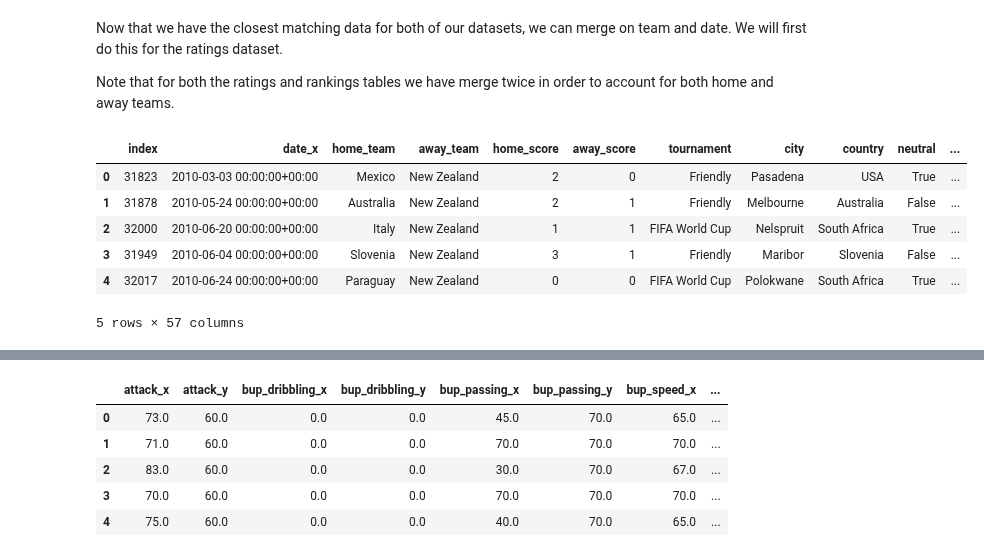
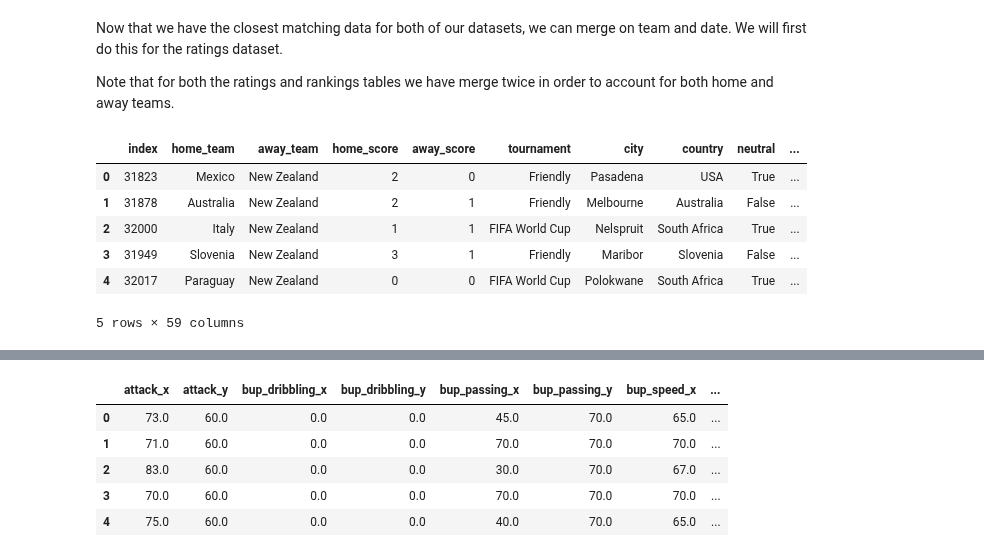
Before and after one commit to AC209aWC2018/World-Cup-2018, a Jupyter notebook: sofifa/sofifa-train-test.ipynb, the cells around one changed output, grey strips where cells are left out. Cells and saved outputs as stored; diff of their text form; code cells hidden in the pictures.

Commit message:
Fixed minor bug in making train and test set regarding getting closest date

```diff
--- a/sofifa/sofifa-train-test.ipynb
+++ b/sofifa/sofifa-train-test.ipynb
@@ -92,8 +98,12 @@ Before we proceed with anything else, let's check that country names are spelled
 # %%
 ratings.replace('Republic of Ireland', 'Ireland', inplace=True)
 ratings.replace('United States', 'USA', inplace=True)
+#We have no political affiliations with this replacement.
 ratings.replace('China PR', 'China', inplace=True)
 ratings.replace("Côte d'Ivoire", 'Ivory Coast', inplace=True)
+fifa_rankings.replace('Republic of Ireland', 'Ireland', inplace=True)
+fifa_rankings.replace('China PR', 'China', inplace = True)
 fifa_rankings.replace("IR Iran", "Iran", inplace = True)
+fifa_rankings.replace("Côte d'Ivoire", 'Ivory Coast', inplace=True)
 # %% [markdown]
 Now we finally have two datasets of teams spelled in the same way.
@@ -100,12 +120,27 @@ Now we finally have two datasets of teams spelled in the same way.
+# %%
+#Find closest date of ratings and rankings for teams in each match
+home_rankings_date = []
+away_rankings_date = []
+for home, away, date in zip(results['home_team'], results['away_team'],
+                                        results['game_date']):
+    home_rankings_date.append(fifa_rankings.loc[(fifa_rankings['rank_date'] < date.to_datetime64())
+                                         & (fifa_rankings['country_full'] == home), 'rank_date'].max())
+    away_rankings_date.append(fifa_rankings.loc[(fifa_rankings['rank_date'] < date.to_datetime64())
+                                         & (fifa_rankings['country_full'] == away), 'rank_date'].max())
+# %%
+results['closest_home_rating_date'] = home_ratings_date
+results['closest_away_rating_date'] = away_ratings_date
+
+results['closest_home_ranking_date'] = home_rankings_date
+results['closest_away_ranking_date'] = away_rankings_date
 # %%
-# find closest date that we have data
-def get_latest_date(match_date, dates):
-    match_date = match_date.to_datetime64()
-    return dates[match_date >  dates].max()
+# # find closest date that we have data
+# def get_latest_date(match_date, dates):
+#     match_date = match_date.to_datetime64()
+#     return dates[match_date >  dates].max()
 
-# results['closest_date'] = results.apply(lambda i: min(dates, key=lambda d: abs(d-i.date)), axis=1)
-results['closest_rating_date'] = results['date'].apply(get_latest_date, dates = dates)
-results['closest_ranking_date'] = results['date'].apply(get_latest_date, dates = fifa_rankings.rank_date)
+# results['closest_rating_date'] = results['game_date'].apply(get_latest_date, dates = dates)
+# results['closest_ranking_date'] = results['game_date'].apply(get_latest_date, dates = fifa_rankings.rank_date)
 # %%
 results.tail()
 # %% [output]
@@ -121,25 +156,26 @@ Now that we have the closest matching data for both of our datasets, we can merg
 Note that for both the ratings and rankings tables we have merge twice in order to account for both home and away teams.
 # %%
 #Reset index to keep track of original index
+results_copy = results.copy()
 results = results.reset_index()
 
 results_ratings1 = results.merge(ratings, how='inner',
-                                left_on=['closest_rating_date', 'home_team'],
-                                right_on=['date', 'team'])
+                                left_on=['closest_home_rating_date', 'home_team'],
+                                right_on=['rate_date', 'team'])
 
 results_ratings2 = results_ratings1.merge(ratings, how='inner',
-                                       left_on=['closest_rating_date', 'away_team'],
-                                       right_on=['date', 'team'])
+                                       left_on=['closest_away_rating_date', 'away_team'],
+                                       right_on=['rate_date', 'team'])
 
 results_ratings2.head()
 # %% [output]
-|  | index | date_x | home_team | away_team | home_score | away_score | tournament | city | country | neutral | ... |
-| 0 | 31823 | 2010-03-03 00:00:00+00:00 | Mexico | New Zealand | 2 | 0 | Friendly | Pasadena | USA | True | ... |
-| 1 | 31878 | 2010-05-24 00:00:00+00:00 | Australia | New Zealand | 2 | 1 | Friendly | Melbourne | Australia | False | ... |
-| 2 | 32000 | 2010-06-20 00:00:00+00:00 | Italy | New Zealand | 1 | 1 | FIFA World Cup | Nelspruit | South Africa | True | ... |
-| 3 | 31949 | 2010-06-04 00:00:00+00:00 | Slovenia | New Zealand | 3 | 1 | Friendly | Maribor | Slovenia | False | ... |
-| 4 | 32017 | 2010-06-24 00:00:00+00:00 | Paraguay | New Zealand | 0 | 0 | FIFA World Cup | Polokwane | South Africa | True | ... |
+|  | index | home_team | away_team | home_score | away_score | tournament | city | country | neutral | ... |
+| 0 | 31823 | Mexico | New Zealand | 2 | 0 | Friendly | Pasadena | USA | True | ... |
+| 1 | 31878 | Australia | New Zealand | 2 | 1 | Friendly | Melbourne | Australia | False | ... |
+| 2 | 32000 | Italy | New Zealand | 1 | 1 | FIFA World Cup | Nelspruit | South Africa | True | ... |
+| 3 | 31949 | Slovenia | New Zealand | 3 | 1 | Friendly | Maribor | Slovenia | False | ... |
+| 4 | 32017 | Paraguay | New Zealand | 0 | 0 | FIFA World Cup | Polokwane | South Africa | True | ... |
-5 rows × 57 columns
+5 rows × 59 columns
 # %%
 results_ratings2.shape
 # %% [output]
```
Also changed, not shown: parts of 24 cells of this notebook.
